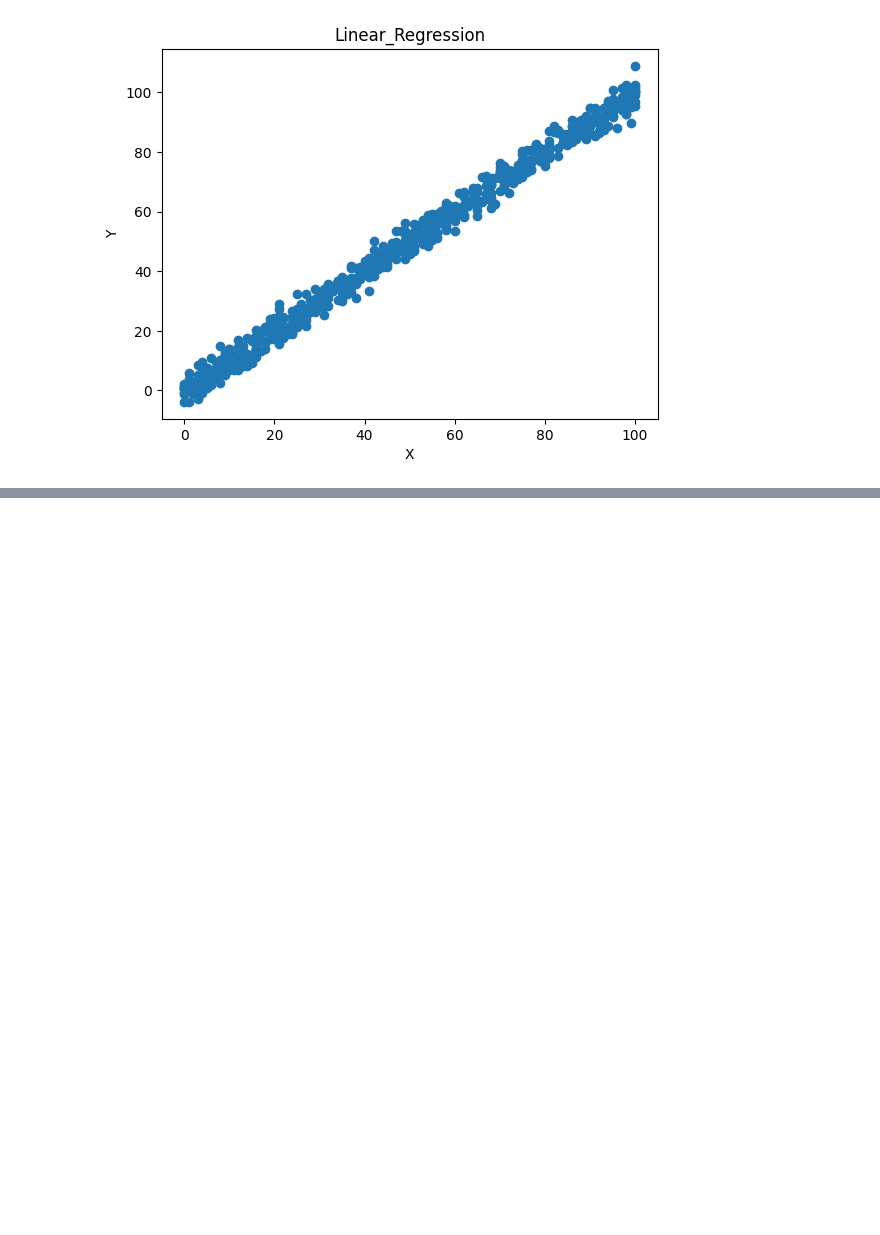
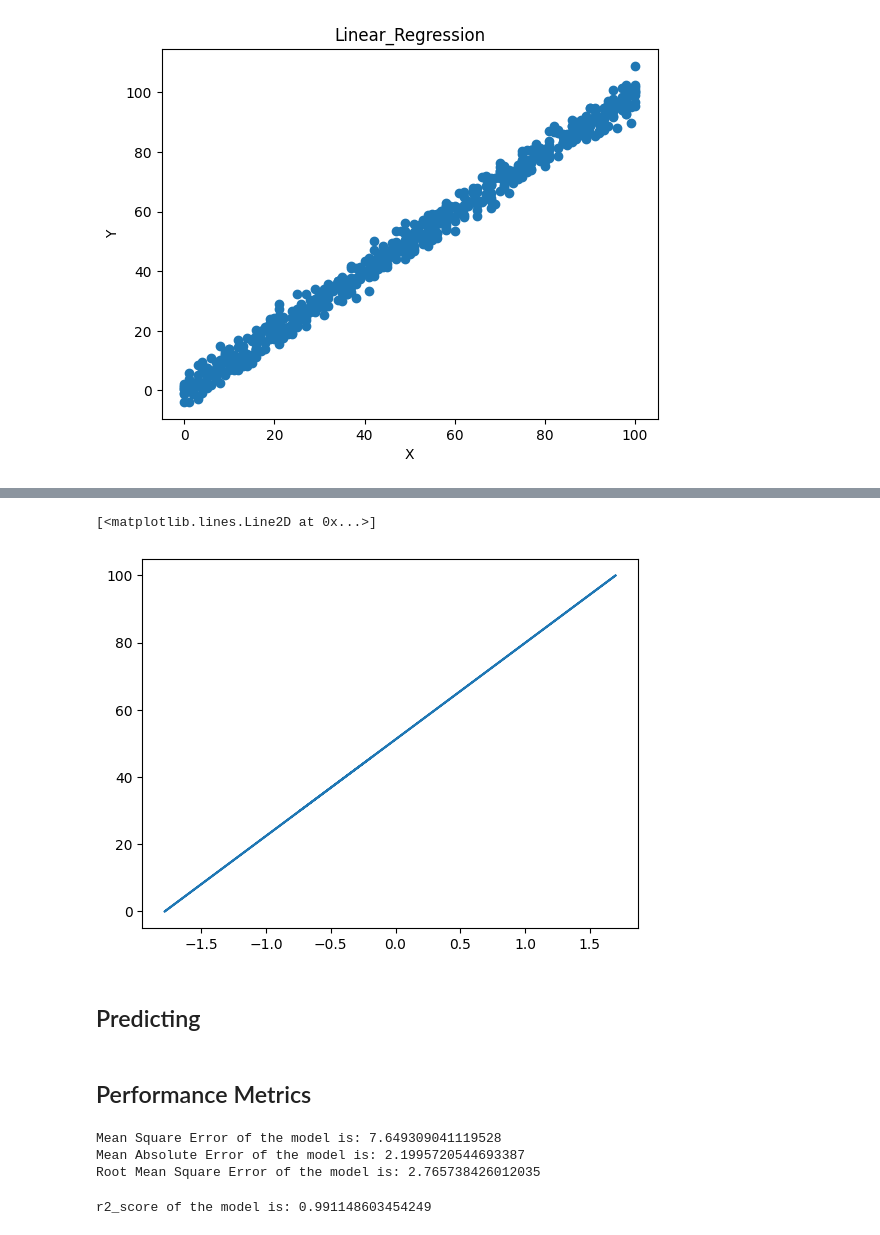
Before and after one commit to santhipsengottuvel/Simple_Linear_Regression_Project, a Jupyter notebook: simple_linear_regression.ipynb, the cells around one changed output, grey strips where cells are left out. Saved outputs shown, nothing was run; the diff lists cells and outputs as text; code cells hidden in the pictures; blank space fills up the shorter version.

```diff
--- a/simple_linear_regression.ipynb
+++ b/simple_linear_regression.ipynb
@@ -36,0 +106,7 @@ Text(0, 0.5, 'Y')
+# %%
+plt.plot(X_Train,model.predict(X_Train))
+# %% [output]
+[<matplotlib.lines.Line2D at 0x...>]
+[figure, added]
+# %% [markdown]
+## Predicting
@@ -36,0 +115,21 @@ Text(0, 0.5, 'Y')
+# %% [markdown]
+## Performance Metrics
+# %%
+## Performance metrics
+from sklearn.metrics import mean_squared_error,mean_absolute_error
+mse=mean_squared_error(y_test,y_pred)
+mae=mean_absolute_error(y_test,y_pred)
+rmse=np.sqrt(mse)
+print("Mean Square Error of the model is:",mse)
+print("Mean Absolute Error of the model is:",mae)
+print("Root Mean Square Error of the model is:",rmse)
+# %% [output]
+Mean Square Error of the model is: 7.649309041119528
+Mean Absolute Error of the model is: 2.1995720544693387
+Root Mean Square Error of the model is: 2.765738426012035
+# %%
+from sklearn.metrics import r2_score
+r2score=r2_score(y_test,y_pred)
+print("r2_score of the model is:",r2score)
+# %% [output]
+r2_score of the model is: 0.991148603454249
```
Also changed, not shown: parts of 24 cells of this notebook.
